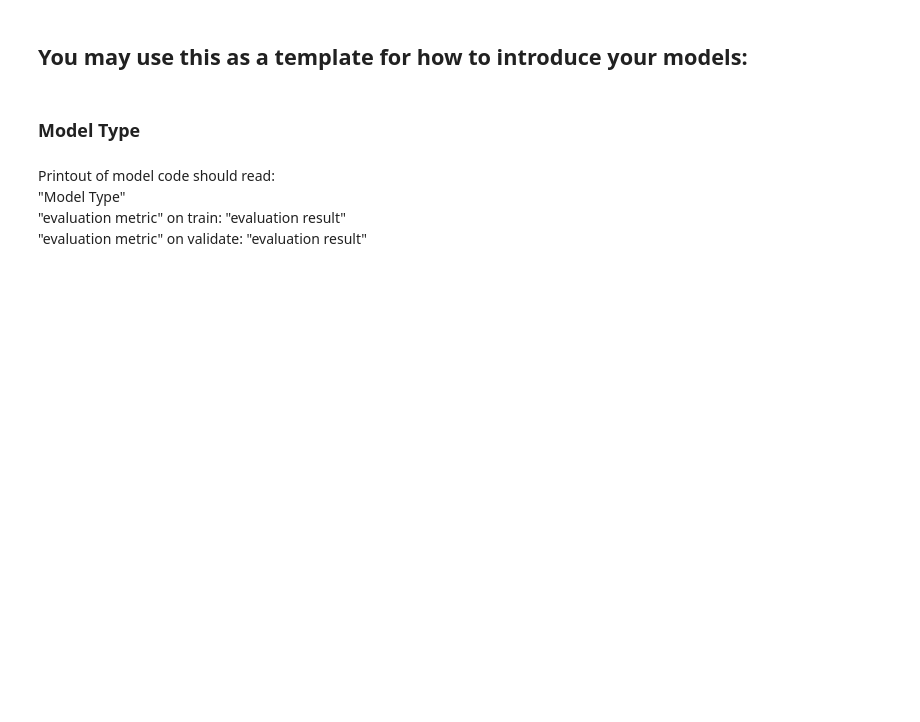
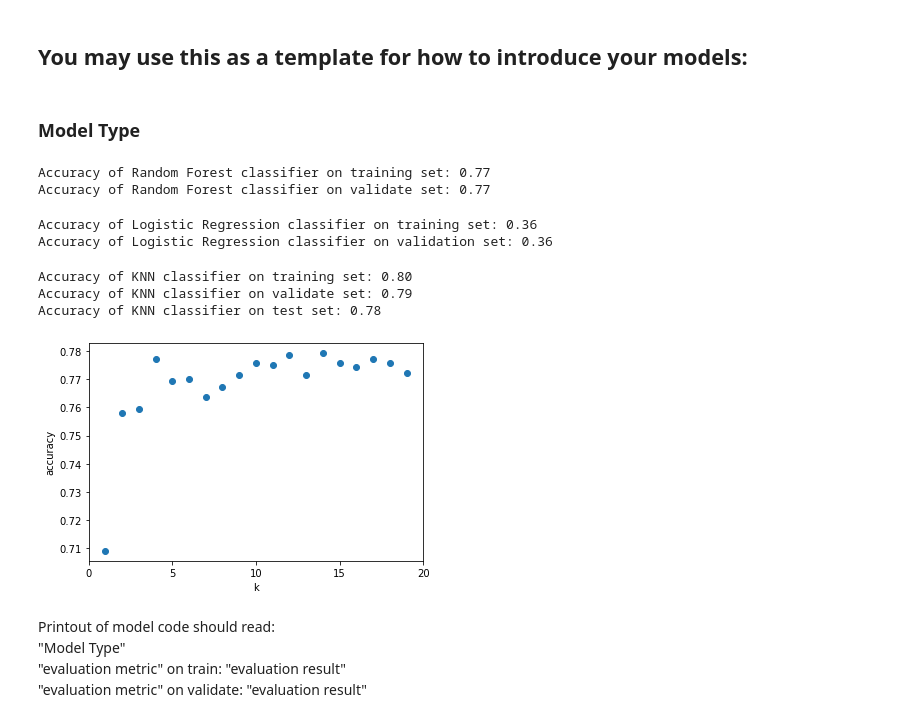
Before and after one commit to richie-p-meyer/telco_churn, a Jupyter notebook: final_report.ipynb, the cells around one changed output. Saved outputs shown, nothing was run; the diff lists cells and outputs as text; code cells hidden in the pictures; blank space fills up the shorter version.

```diff
--- a/final_report.ipynb
+++ b/final_report.ipynb
@@ -147,11 +228,76 @@ Baseline: "number" "evaluation metric"
 * Typically students will show the top models they are able to generate for three different model types
 # %% [markdown]
 ## You may use this as a template for how to introduce your models:
+# %%
+# Remove object dtypes from my dfs
+X_train = X_train.select_dtypes(exclude ='object')
+X_val = X_val.select_dtypes(exclude ='object')
+X_test = X_test.select_dtypes(exclude ='object')
 # %% [markdown]
 ### Model Type
 # %%
-# Code that runs the best model in that model type goes here
-# (This may be imported from a module)
+rf = RandomForestClassifier(bootstrap=True,
+                            class_weight=None,
+                            criterion='gini',
+                            min_samples_leaf=3,
+                            n_estimators=100,
+                            max_depth=3,
+                            random_state=21)
+
+rf.fit(X_train, y_train)
+y_pred = rf.predict(X_train)
+y_pred_proba = rf.predict_proba(X_train)
+print('Accuracy of Random Forest classifier on training set: {:.2f}'
+     .format(rf.score(X_train, y_train)))
+print('Accuracy of Random Forest classifier on validate set: {:.2f}'
+     .format(rf.score(X_val, y_val)))
+# %% [output]
+Accuracy of Random Forest classifier on training set: 0.77
+Accuracy of Random Forest classifier on validate set: 0.77
+# %%
+# LogisticRegression
+lr = LogisticRegression(C=1, class_weight={0:1, 1:99}, random_state=21, intercept_scaling=1, solver='lbfgs',max_iter=500)
+lr.fit(X_train, y_train)
+y_pred = lr.predict(X_train)
+y_pred_proba = lr.predict_proba(X_train)
+print('Accuracy of Logistic Regression classifier on training set: {:.2f}'
+     .format(lr.score(X_train, y_train)))
+print('Accuracy of Logistic Regression classifier on validation set: {:.2f}'
+     .format(lr.score(X_val, y_val)))
+# %% [output]
+Accuracy of Logistic Regression classifier on training set: 0.36
+Accuracy of Logistic Regression classifier on validation set: 0.36
+# %%
+# K-Nearest Neighbor
+knn = KNeighborsClassifier(n_neighbors=15, weights='uniform')
+knn.fit(X_train, y_train)
+
+print('Accuracy of KNN classifier on training set: {:.2f}'
+     .format(knn.score(X_train, y_train)))
+print('Accuracy of KNN classifier on validate set: {:.2f}'
+     .format(knn.score(X_val, y_val)))
+print('Accuracy of KNN classifier on test set: {:.2f}'
+     .format(knn.score(X_test, y_test)))
+# %% [output]
+Accuracy of KNN classifier on training set: 0.80
+Accuracy of KNN classifier on validate set: 0.79
+Accuracy of KNN classifier on test set: 0.78
+# %%
+# Plot accuracy levels for different n_neighbors levels
+k_range = range(1, 20)
+scores = []
+for k in k_range:
+    knn = KNeighborsClassifier(n_neighbors = k)
+    knn.fit(X_train, y_train)
+    scores.append(knn.score(X_test, y_test))
+plt.figure()
+plt.xlabel('k')
+plt.ylabel('accuracy')
+plt.scatter(k_range, scores)
+plt.xticks([0,5,10,15,20])
+plt.show()
+# %% [output]
+[figure, added]
 # %% [markdown]
 Printout of model code should read: <br>
 "Model Type" <br>
```
Also changed, not shown: parts of 45 cells of this notebook, 4 other files.
